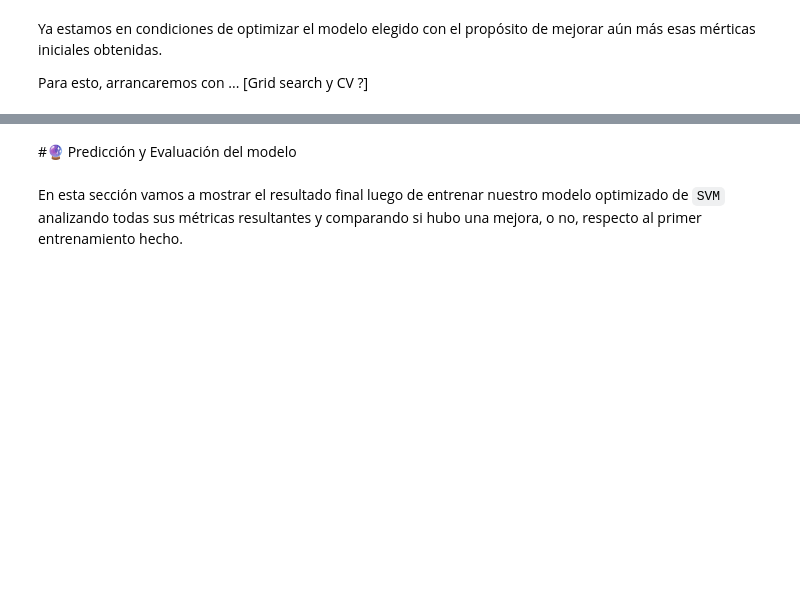
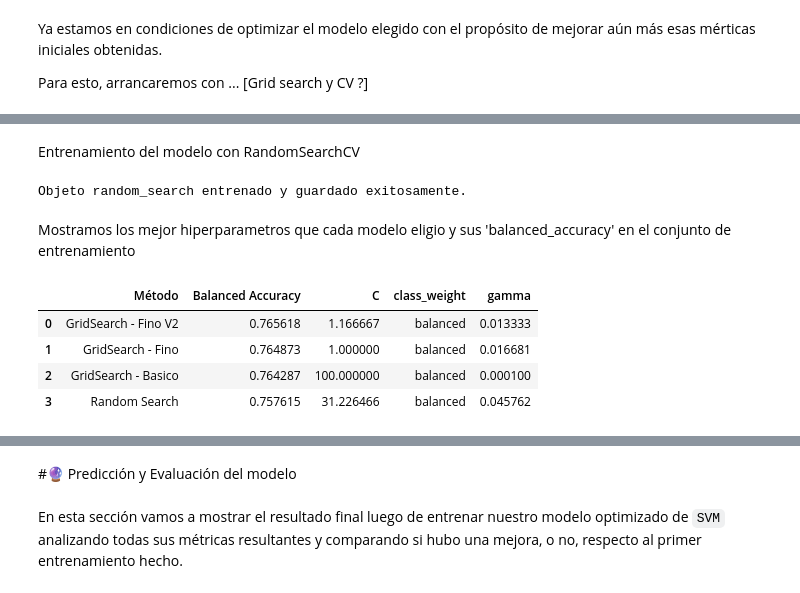
Before and after one commit to LeoKele/proyecto_lab_cs_datos_streamlit, a Jupyter notebook: TP_FINAL_2.ipynb, the cells around one changed output, grey strips where cells are left out. Cells and saved outputs as stored; diff of their text form; code cells hidden in the pictures; blank space fills up the shorter version.

```diff
--- a/TP_FINAL_2.ipynb
+++ b/TP_FINAL_2.ipynb
@@ -1178,0 +1116,2 @@ PR AUC: 0.6432307609306871
+# %%
+df_resultados_optimizacion = agregar_resultado_busqueda(df_resultados_optimizacion,grid_basico,'GridSearch - Basico')
@@ -1178,0 +1210,2 @@ PR AUC: 0.6432307609306871
+# %% [markdown]
+Entrenamiento del modelo con RandomSearchCV
@@ -1178,0 +1215,33 @@ PR AUC: 0.6432307609306871
+# %%
+# Grid de hiperparámetros evaluados
+# ==============================================================================
+param_randomS = {
+    'C': uniform(loc=0.1, scale=100),        # valores entre 0.1 y 100.1
+    'gamma': uniform(loc=0.0001, scale=1),   # valores entre 0.0001 y 1.0001
+    'class_weight': ['balanced']
+}
+
+# Búsqueda por grid search con validación cruzada
+# ==============================================================================
+random_search = RandomizedSearchCV(
+    estimator=SVC(kernel='rbf', random_state=22),
+    param_distributions=param_randomS,
+    n_iter=30,  # cantidad de combinaciones a probar
+    scoring='balanced_accuracy',
+    n_jobs=multiprocessing.cpu_count() - 1,
+    cv=StratifiedKFold(n_splits=10, shuffle=True, random_state=22),
+    refit=True,
+    verbose=0,
+    random_state=22,
+    return_train_score=True
+)
+
+random_search.fit(X_train_scaled, y_train)
+
+# Guarda el objeto random_search
+with open('random_search_entrenado.pkl', 'wb') as f:
+    pickle.dump(random_search, f)
+
+print("Objeto random_search entrenado y guardado exitosamente.")
+# %% [output]
+Objeto random_search entrenado y guardado exitosamente.
@@ -1178,0 +1250,22 @@ PR AUC: 0.6432307609306871
+# %% [markdown]
+Mostramos los mejor hiperparametros que cada modelo eligio y sus 'balanced_accuracy' en el conjunto de entrenamiento
+# %%
+# Expandir los hiperparámetros a columnas separadas
+df_expandido = df_resultados_optimizacion.join(
+    df_resultados_optimizacion['Mejores Hiperparámetros'].apply(pd.Series)
+)
+
+# Seleccionar columnas relevantes y renombrar si querés
+columnas = ['Método', 'Balanced Accuracy'] + list(df_expandido['Mejores Hiperparámetros'].iloc[0].keys())
+df_expandido = df_expandido.rename(columns={'Mejor Score': 'Balanced Accuracy'})
+
+df_optimizacion = df_expandido[columnas].sort_values(by='Balanced Accuracy', ascending=False).reset_index(drop=True)
+
+
+df_optimizacion[columnas]
+# %% [output]
+|  | Método | Balanced Accuracy | C | class_weight | gamma |
+| 0 | GridSearch - Fino V2 | 0.765618 | 1.166667 | balanced | 0.013333 |
+| 1 | GridSearch - Fino | 0.764873 | 1.000000 | balanced | 0.016681 |
+| 2 | GridSearch - Basico | 0.764287 | 100.000000 | balanced | 0.000100 |
+| 3 | Random Search | 0.757615 | 31.226466 | balanced | 0.045762 |
```
Also changed, not shown: parts of 30 cells of this notebook, 5 other files.
